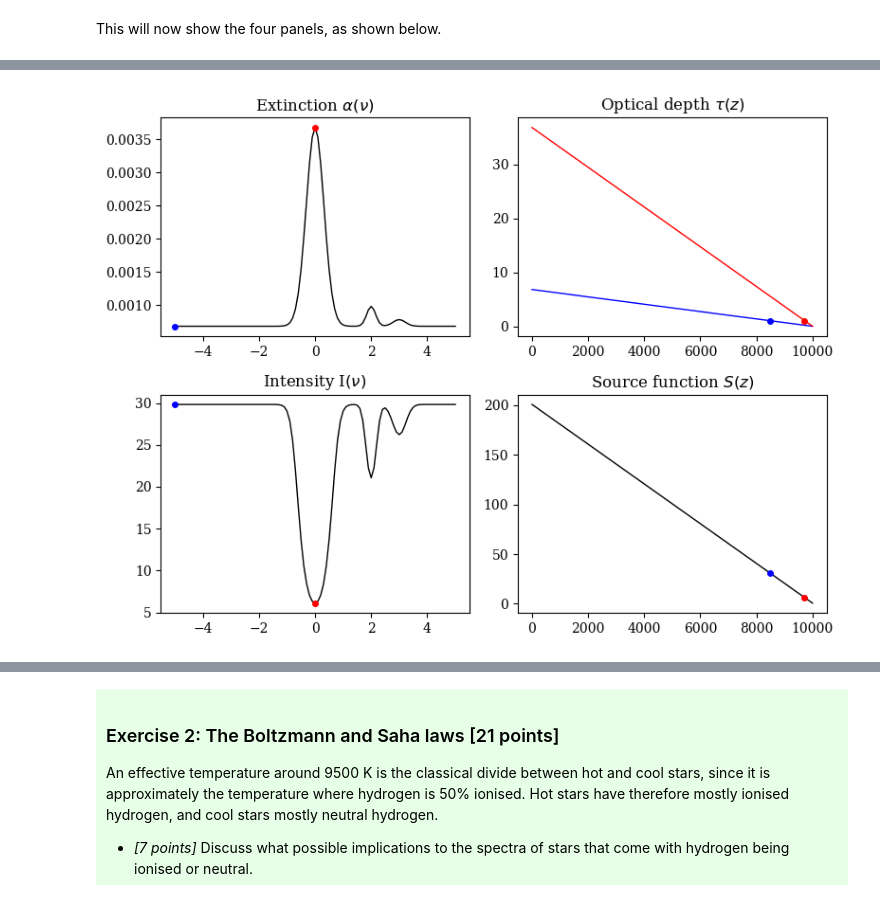
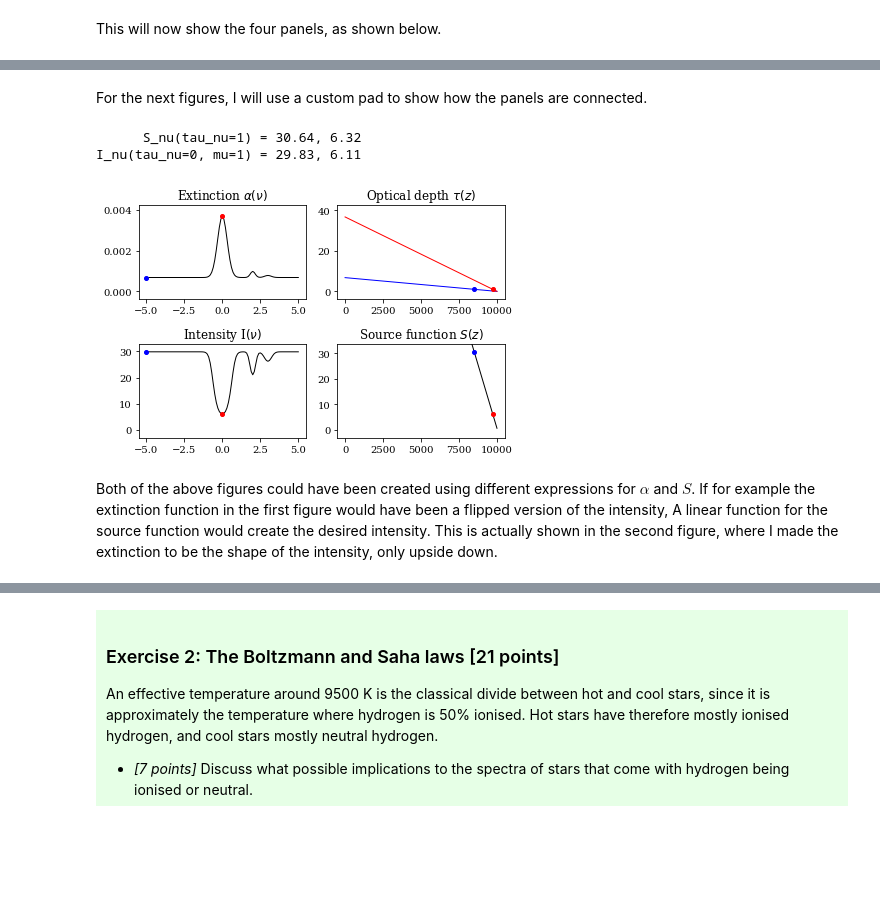
Before and after one commit to JohanCarlsen/ast-4310, a Jupyter notebook: project-1/project1_student.ipynb, the cells around one changed output, grey strips where cells are left out. Drawn from its saved outputs; the diff is of its cells as text; code cells hidden in the pictures; blank space fills up the shorter version.

```diff
--- a/project-1/project1_student.ipynb
+++ b/project-1/project1_student.ipynb
@@ -16,6 +16,7 @@ from astropy import units
 from astropy import constants as const
 from astropy.modeling.models import BlackBody
 from scipy.integrate import cumtrapz
+from atoms import Atom
 
 # Plot defaults and quantity support
 from astropy.visualization import quantity_support
@@ -25,7 +26,7 @@ plt.rcParams.update({
     'font.family': 'serif',
     'lines.markersize': 4,
     'lines.linewidth': 1,
-    'figure.figsize': (8, 6)
+    'figure.figsize': (6, 4)
 })
 # %% [markdown]
 <div style="background-color:#e6ffe6; padding:10px; border-style:
@@ -95,7 +96,7 @@ def gaussian_profile(frequency, mult_peaks=False, baseline=0.1, slope=0.01, scal
 # %% [markdown]
 Next, I create a function to make the panels. Since the source function $S\nu)$ can have different forms, I add this to the function as well.
 # %%
-def make_panels(profile_func='gaussian', source_func='gaussian', mult_mu=False):
+def make_panels(profile_func='gaussian', source_func='gaussian', mult_mu=False, custom_pad=False):
     '''
     Create four panels for visualising the extinction, optical depth, intensity, and source function.
 
@@ -114,6 +115,10 @@ def make_panels(profile_func='gaussian', source_func='gaussian', mult_mu=False):
 
     mult_mu : bool, default=False
         If True, the intensity panel will display two curves, one for mu = 1, and one for mu = 0.2
+
+    custom_pad : ``bool`` default=``False``
+        If true, a padding will be created for the figures to try and see the correlation
+        between the scatters in the four panels.
     '''
     # Number of frequency elements.
     n = 101
@@ -191,12 +196,24 @@ def make_panels(profile_func='gaussian', source_func='gaussian', mult_mu=False):
         ax3.plot(freq[0], I2[0], 'bo')
         ax3.plot(freq[50], I2[50], 'ro')
         ax3.legend()
+        print(f"\n{'':<6}S_nu(tau_nu=0.2) = {S[tau_z0][0]:.2f}, {S[tau_zhalf][0]:.2f}")
+        print(f'I_nu(tau_nu=0, mu=0.2) = {I2[0]:5.2f}, {I2[50]:.2f}')
 
     ax4.set_title(r'Source function $S(z)$')
     ax4.plot(z, S, color='black')
     ax4.plot(z[tau_z0], S[tau_z0], 'bo')
     ax4.plot(z[tau_zhalf], S[tau_zhalf], 'ro')
 
+    if custom_pad:
+        ax3.set_ylim(ax3.get_ylim()[0], np.max([I[0], I[50]]))
+        ax4.set_ylim(ax4.get_ylim()[0], np.max([S[tau_z0], S[tau_zhalf]]))
+
+        for ax in axes.flatten():
+            pad = ax.get_ylim()[1] * 0.1
+            ax.set_ylim(-pad, ax.get_ylim()[1] + pad)
+
+    print(f"\n{'':<6}S_nu(tau_nu=1) = {S[tau_z0][0]:.2f}, {S[tau_zhalf][0]:.2f}")
+    print(f'I_nu(tau_nu=0, mu=1) = {I[0]:.2f}, {I[50]:.2f}')
     fig.tight_layout()
 # %% [markdown]
 This will now show the four panels, as shown below.
@@ -207,5 +226,11 @@ make_panels()
+# %% [markdown]
+For the next figures, I will use a custom pad to show how the panels are connected.
 # %%
-make_panels(profile_func=(True, 0.2, 0, 1000), source_func='linear')
+make_panels(profile_func=(True, 0.2, 0, 1000), source_func='linear', custom_pad=True)
 # %% [output]
+      S_nu(tau_nu=1) = 30.64, 6.32
+I_nu(tau_nu=0, mu=1) = 29.83, 6.11
-[figure, old version]
+[figure, new version]
+# %% [markdown]
+Both of the above figures could have been created using different expressions for $\alpha$ and $S$. If for example the extinction function in the first figure would have been a flipped version of the intensity, A linear function for the source function would create the desired intensity. This is actually shown in the second figure, where I made the extinction to be the shape of the intensity, only upside down.
 # %%
```
Also changed, not shown: parts of 41 cells of this notebook, 10 other files.
